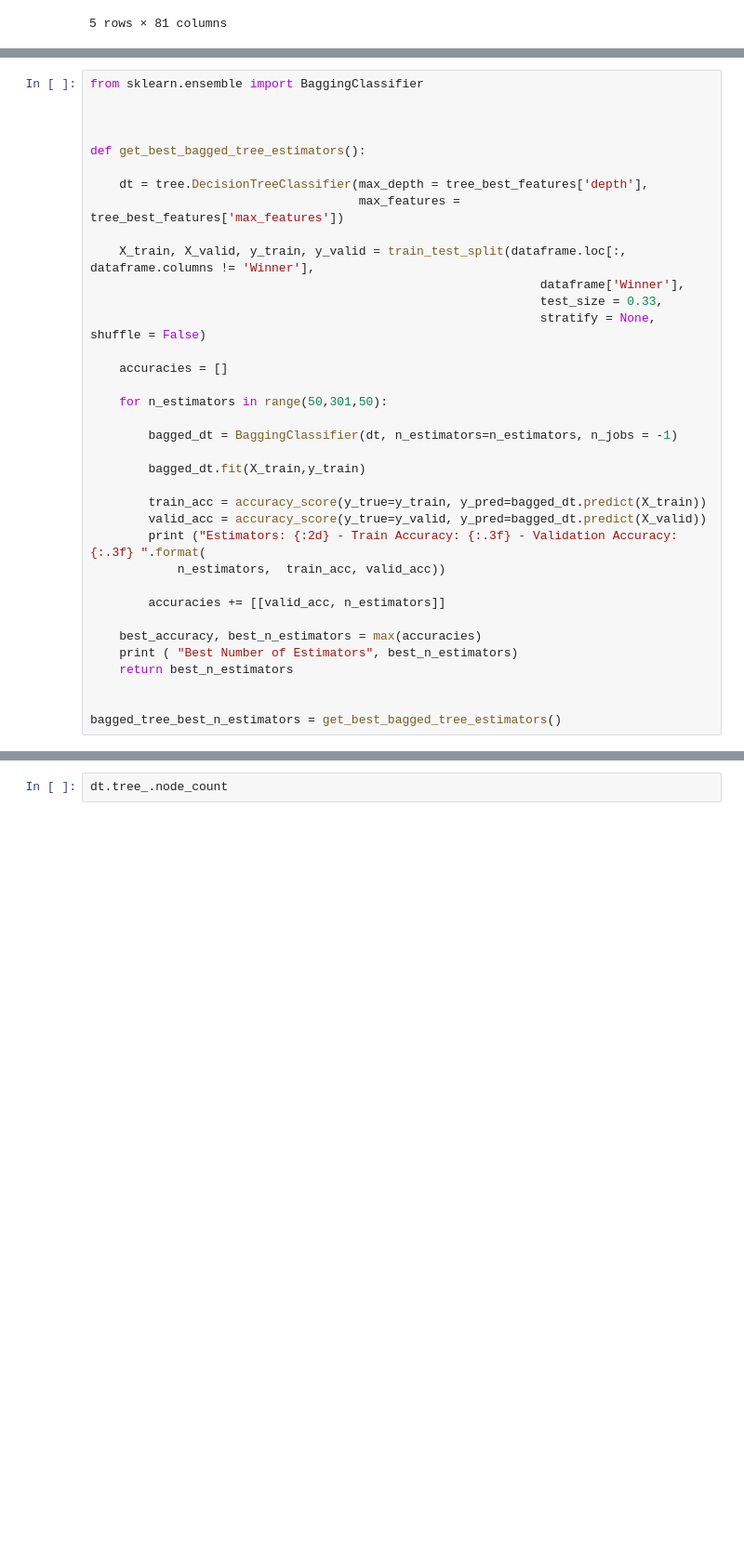
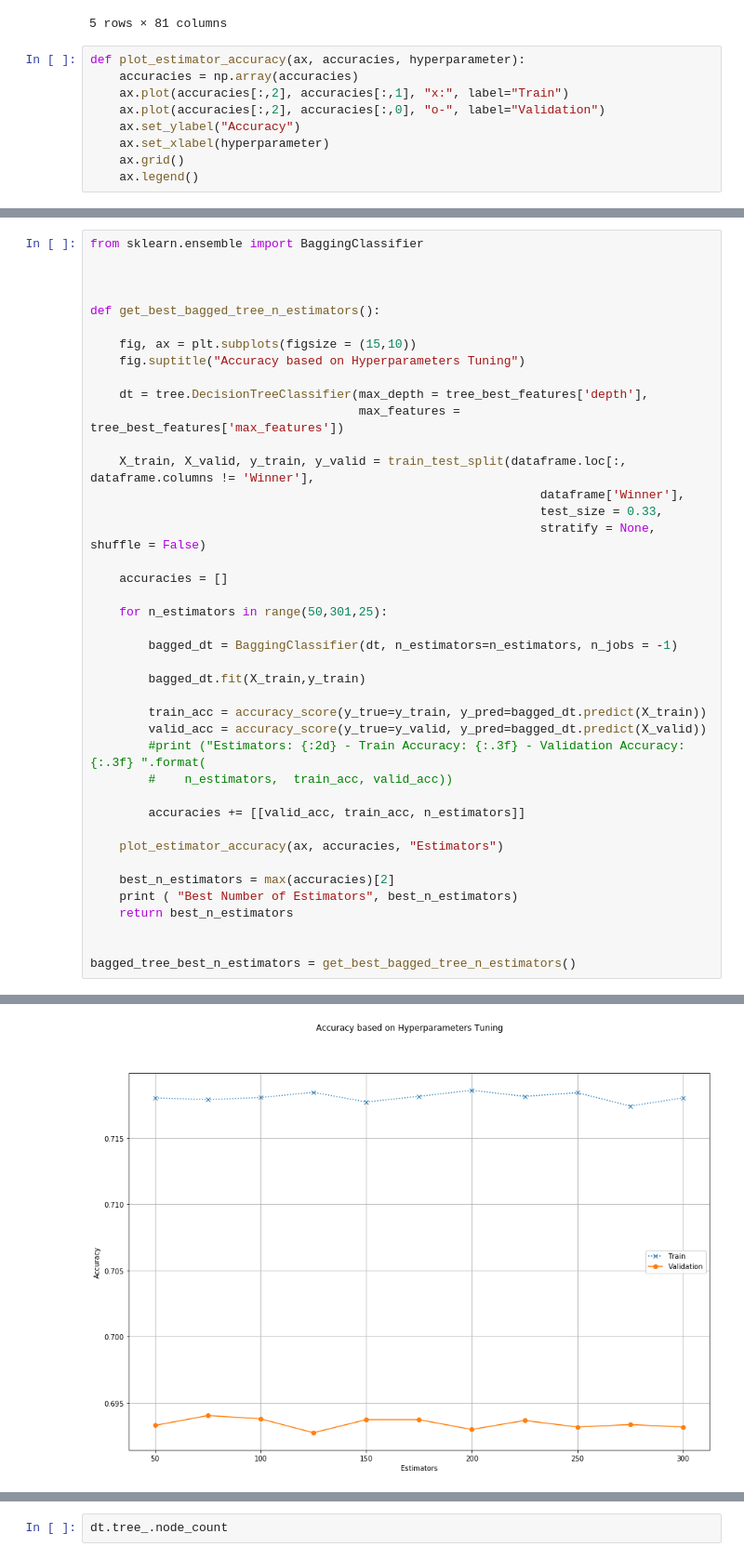
Before and after one commit to RiccardoSpolaor/Predict_Winner_2020_Australian_Open, a Jupyter notebook: Redone/04 Validating The Prediction Model.ipynb, the cells around one changed output, grey strips where cells are left out. Shown: that part at 93% size. Drawn from its saved outputs; the diff is of its cells as text; blank space fills up the shorter version.

```diff
--- a/Redone/04 Validating The Prediction Model.ipynb
+++ b/Redone/04 Validating The Prediction Model.ipynb
@@ -260,6 +260,15 @@ dataframe.head()
 | 2966 | 0 | 1 | 1.0 | 2 | 0 | 0 | 1 | 0 | 3.0 | 221.0 | ... | ... |
 | 2967 | 1 | 1 | 1.0 | 2 | 0 | 0 | 1 | 0 | 3.0 | 39.0 | ... | ... |
 5 rows × 81 columns
+# %%
+def plot_estimator_accuracy(ax, accuracies, hyperparameter):
+    accuracies = np.array(accuracies)
+    ax.plot(accuracies[:,2], accuracies[:,1], "x:", label="Train")
+    ax.plot(accuracies[:,2], accuracies[:,0], "o-", label="Validation")
+    ax.set_ylabel("Accuracy")
+    ax.set_xlabel(hyperparameter)
+    ax.grid()
+    ax.legend()
 # %%
 from sklearn.model_selection import train_test_split
 from sklearn import tree
@@ -396,7 +396,10 @@ from sklearn.ensemble import BaggingClassifier
 
 
 
-def get_best_bagged_tree_estimators():
+def get_best_bagged_tree_n_estimators():
+
+    fig, ax = plt.subplots(figsize = (15,10))
+    fig.suptitle("Accuracy based on Hyperparameters Tuning")
 
     dt = tree.DecisionTreeClassifier(max_depth = tree_best_features['depth'],
                                      max_features = tree_best_features['max_features'])
@@ -408,7 +411,7 @@ def get_best_bagged_tree_estimators():
 
     accuracies = []
 
-    for n_estimators in range(50,301,50):
+    for n_estimators in range(50,301,25):
 
         bagged_dt = BaggingClassifier(dt, n_estimators=n_estimators, n_jobs = -1)
 
@@ -416,15 +419,17 @@ def get_best_bagged_tree_estimators():
 
         train_acc = accuracy_score(y_true=y_train, y_pred=bagged_dt.predict(X_train))
         valid_acc = accuracy_score(y_true=y_valid, y_pred=bagged_dt.predict(X_valid))
-        print ("Estimators: {:2d} - Train Accuracy: {:.3f} - Validation Accuracy: {:.3f} ".format(
-            n_estimators,  train_acc, valid_acc))
+        #print ("Estimators: {:2d} - Train Accuracy: {:.3f} - Validation Accuracy: {:.3f} ".format(
+        #    n_estimators,  train_acc, valid_acc))
 
-        accuracies += [[valid_acc, n_estimators]]
+        accuracies += [[valid_acc, train_acc, n_estimators]]
 
-    best_accuracy, best_n_estimators = max(accuracies)
+    plot_estimator_accuracy(ax, accuracies, "Estimators")
+
+    best_n_estimators = max(accuracies)[2]
     print ( "Best Number of Estimators", best_n_estimators)
     return best_n_estimators
 
 
-bagged_tree_best_n_estimators = get_best_bagged_tree_estimators()
+bagged_tree_best_n_estimators = get_best_bagged_tree_n_estimators()
 # %% [output]
@@ -438,0 +448 @@ KeyboardInterrupt:
+[figure, added]
```
Also changed, not shown: parts of 4 cells of this notebook.
